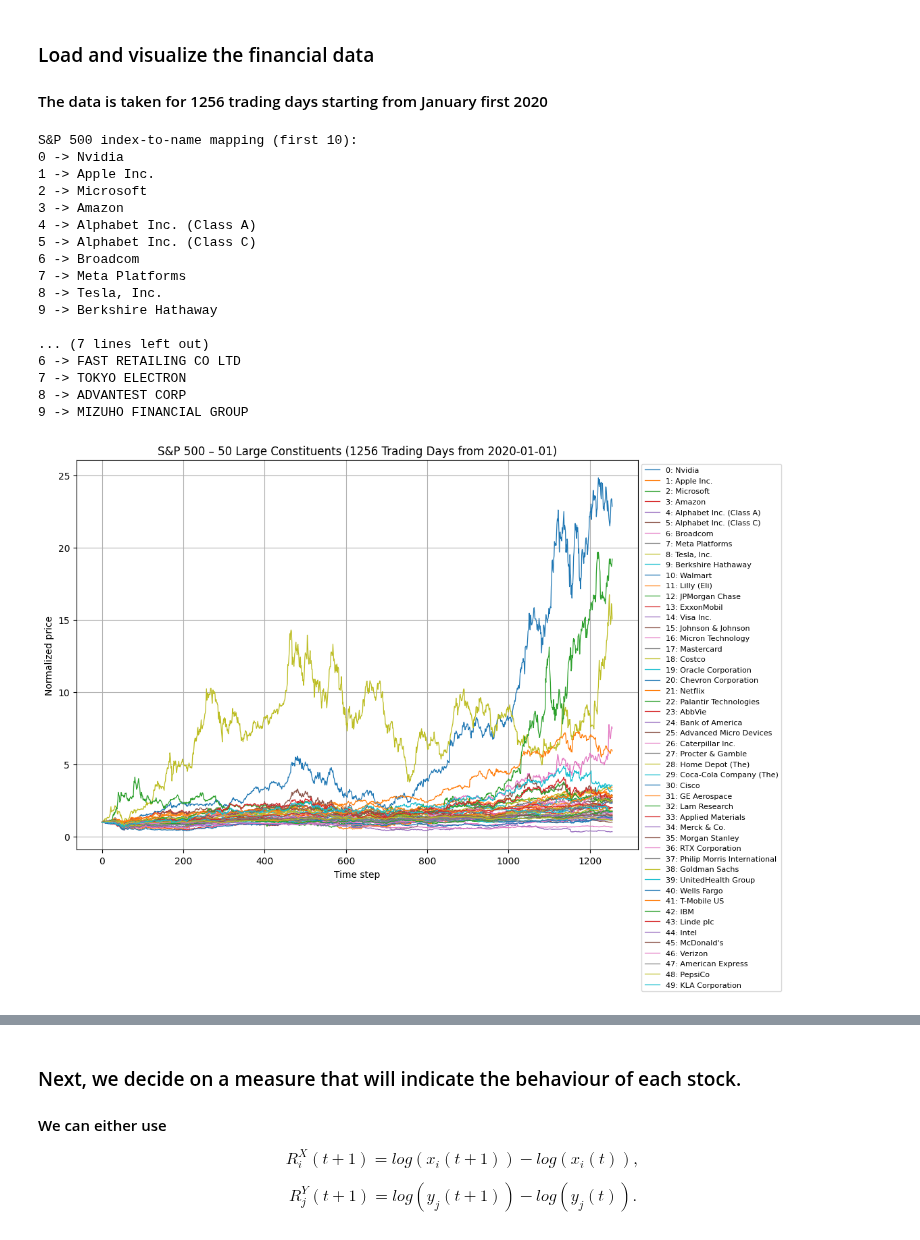
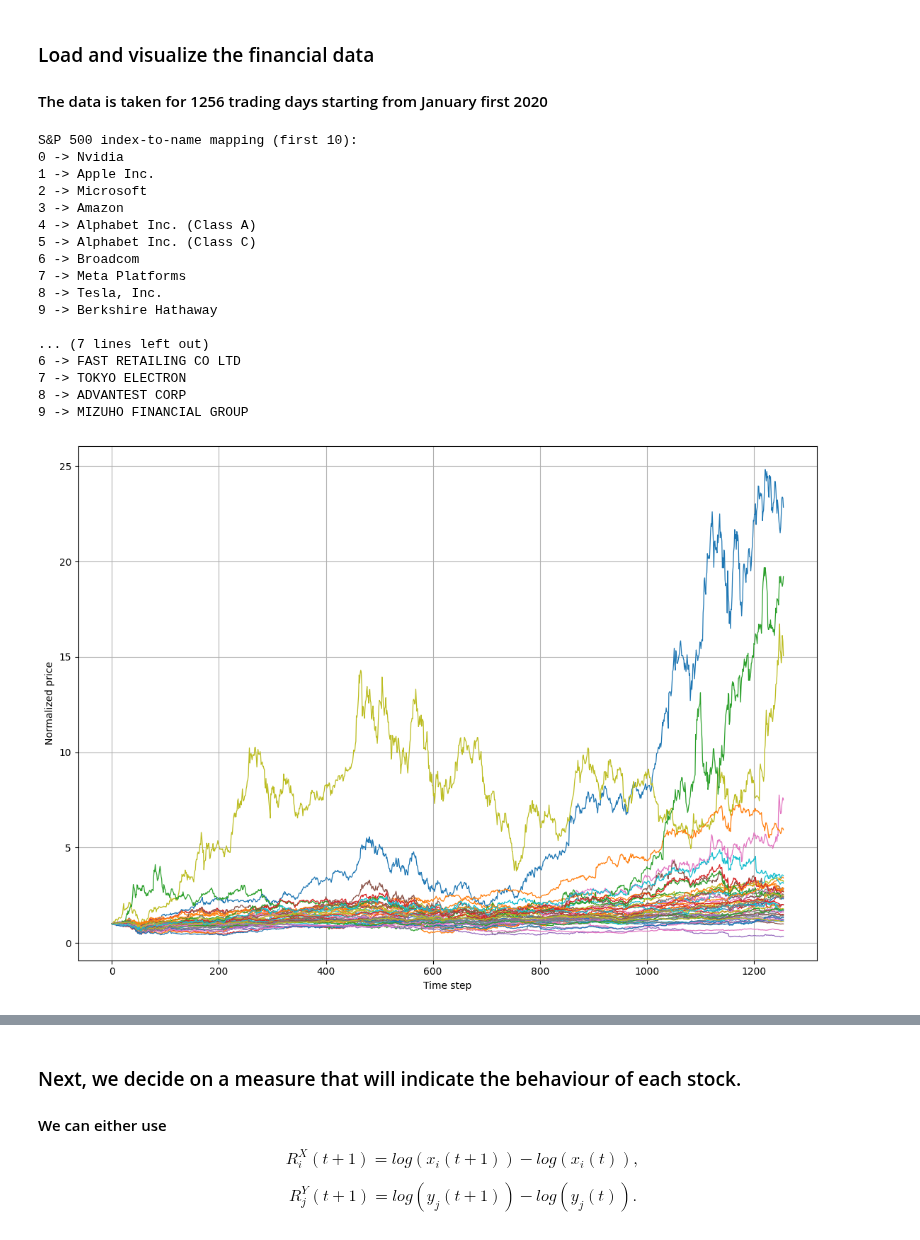
Before and after one commit to GabrielSamberg/Matching-Clustering, a Jupyter notebook: Reproducible_Code/StockMarketRSC.ipynb, the cells around one changed output, grey strips where cells are left out. Drawn from its saved outputs; the diff is of its cells as text; code cells hidden in the pictures.

Commit message:
Re-edit stockmarker plots

```diff
--- a/Reproducible_Code/StockMarketRSC.ipynb
+++ b/Reproducible_Code/StockMarketRSC.ipynb
@@ -86,11 +86,11 @@ for i in range(N_COMPANIES):
         linewidth=0.9,
         label=f"{i}: {sp500_index_to_name[i]}"
     )
-plt.title(f"S&P 500 – 50 Large Constituents ({T} Trading Days from {START_DATE})")
+# plt.title(f"S&P 500 – 50 Large Constituents ({T} Trading Days from {START_DATE})")
 plt.xlabel("Time step")
 plt.ylabel("Normalized price")
 plt.grid(True)
-plt.legend(loc="upper left", bbox_to_anchor=(1, 1), fontsize=8)
+# plt.legend(loc="upper left", bbox_to_anchor=(1, 1), fontsize=8)
 plt.tight_layout(rect=[0, 0, 0.8, 1])
 
 # Save the figure to a PDF file in the "Figures" directory
@@ -114,36 +114,36 @@ for i in range(N_COMPANIES):
         linewidth=0.9,
         label=f"{i}: {japan_index_to_name[i]}"
     )
-plt.title(f"Japan Large Caps – 50 Companies ({T} Trading Days from {START_DATE})")
+# plt.title(f"Japan Large Caps – 50 Companies ({T} Trading Days from {START_DATE})")
 plt.xlabel("Time step")
 plt.ylabel("Normalized price")
 plt.grid(True)
-plt.legend(loc="upper left", bbox_to_anchor=(1, 1), fontsize=8)
+# plt.legend(loc="upper left", bbox_to_anchor=(1, 1), fontsize=8)
 plt.tight_layout(rect=[0, 0, 0.8, 1])
 
 # Save the figure to a PDF file in the "Figures" directory
 base_dir = Path.cwd()  # instead of __file__
 output_path = base_dir / "Figures" / "stockmarket_figures" / "Japan_financial_data.pdf"
 output_path.parent.mkdir(parents=True, exist_ok=True)
 plt.savefig(output_path, bbox_inches="tight")
 
 plt.show()
 # %% [output]
 S&P 500 index-to-name mapping (first 10):
 0 -> Nvidia
 1 -> Apple Inc.
 2 -> Microsoft
 3 -> Amazon
 4 -> Alphabet Inc. (Class A)
 5 -> Alphabet Inc. (Class C)
 6 -> Broadcom
 7 -> Meta Platforms
 8 -> Tesla, Inc.
 9 -> Berkshire Hathaway
 
 ... (7 lines left out)
 6 -> FAST RETAILING CO LTD
 7 -> TOKYO ELECTRON
 8 -> ADVANTEST CORP
 9 -> MIZUHO FINANCIAL GROUP
-[figure, old version]
+[figure, new version]
```
Also changed, not shown: parts of 4 cells of this notebook, 6 other files.
